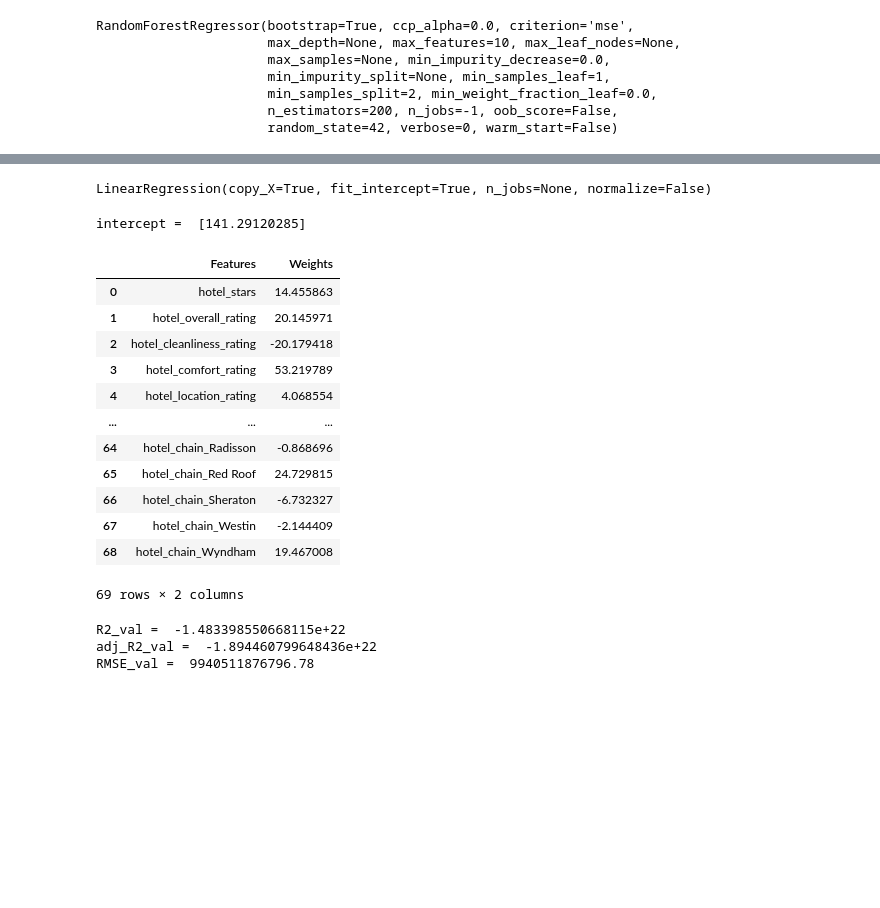
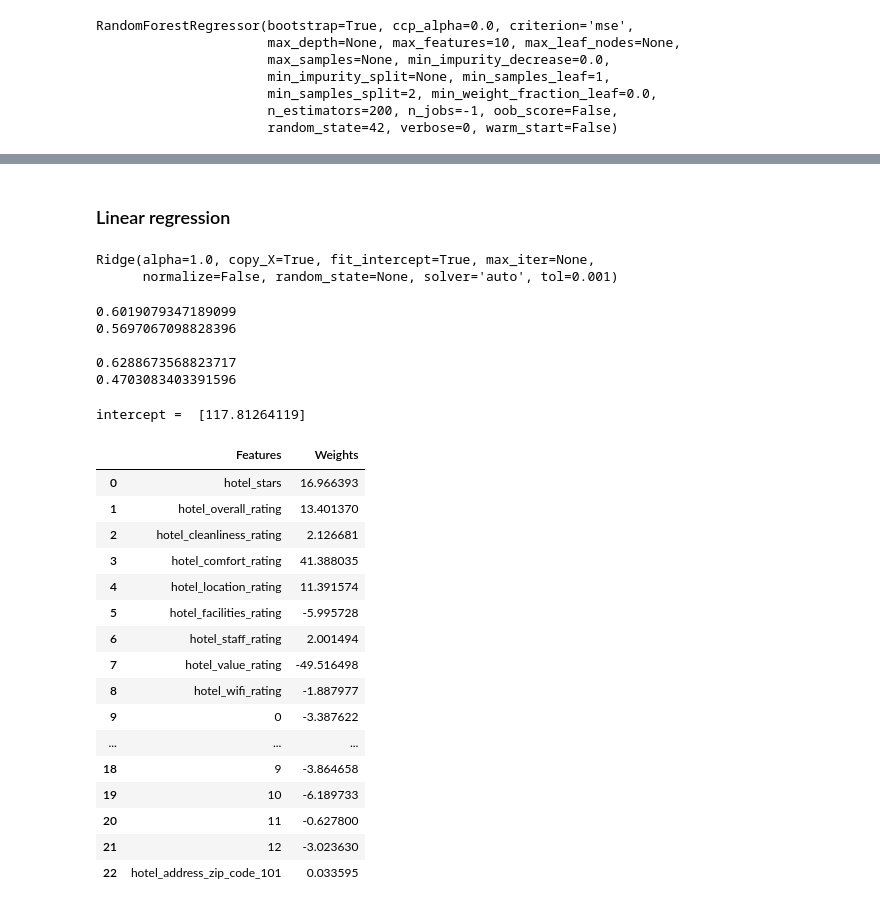
Before and after one commit to rmondini/insight-project, a Jupyter notebook: BookingreviewsPricePrediction.ipynb, the cells around one changed output, grey strips where cells are left out. Drawn from its saved outputs; the diff is of its cells as text; code cells hidden in the pictures; blank space fills up the shorter version.

Commit message:
updated topic modeling and price prediction models

```diff
--- a/BookingreviewsPricePrediction.ipynb
+++ b/BookingreviewsPricePrediction.ipynb
@@ -255,0 +262,2 @@ tru by hilton vestal binghamton
+# %%
+df_hotel_detailed_info_list_filtered_merged.drop(['-1'],axis=1,inplace=True)
@@ -255,0 +266,2 @@ tru by hilton vestal binghamton
+# %%
+df_hotel_detailed_info_list_filtered_merged.dropna(inplace=True)
@@ -272,3 +276,7 @@ df_features.head()
+# %%
+#'hotel_cleanliness_rating', 'hotel_comfort_rating','hotel_location_rating', 'hotel_facilities_rating','hotel_staff_rating', 'hotel_value_rating', 'hotel_wifi_rating', hotel_room_name'
+df_features = df_hotel_detailed_info_list_filtered_merged.drop(['hotel_name','hotel_url','hotel_address','hotel_rating_breakdown','hotel_room_capacity','hotel_room_price','hotel_room_price_per_person','sentences_count','hotel_room_price_2','hotel_room_price_per_person_2','hotel_room_price_per_person_avg','hotel_room_capacity_2','hotel_room_name','hotel_room_name_2'],axis=1)
+df_target = df_hotel_detailed_info_list_filtered_merged[['hotel_room_price_per_person_avg']]
 # %% [markdown]
 ### Standardize numerical features & create dummy variables for categorical features
 # %%
@@ -348,5 +366,8 @@ array([177.63166667, 152.43583333,  45.92625   , 120.73233333,
+# %% [markdown]
+### Linear regression
 # %%
-reg = LinearRegression()
+reg = Ridge()
 reg.fit(x_train,y_train)
 # %% [output]
-LinearRegression(copy_X=True, fit_intercept=True, n_jobs=None, normalize=False)
+Ridge(alpha=1.0, copy_X=True, fit_intercept=True, max_iter=None,
+      normalize=False, random_state=None, solver='auto', tol=0.001)
@@ -353,37 +377,46 @@ LinearRegression(copy_X=True, fit_intercept=True, n_jobs=None, normalize=False)
+# %%
+R2_train=reg.score(x_train,y_train)
+adj_R2_train=1-(1-R2_train)*(x_train.shape[0]-1)/(x_train.shape[0]-x_train.shape[1]-1)
+
+R2_val=reg.score(x_val,y_val)
+adj_R2_val=1-(1-R2_val)*(x_val.shape[0]-1)/(x_val.shape[0]-x_val.shape[1]-1)
+
+print(R2_train)
+print(adj_R2_train)
+print()
+print(R2_val)
+print(adj_R2_val)
+# %% [output]
+0.6019079347189099
+0.5697067098828396
+
+0.6288673568823717
+0.4703083403391596
 # %%
 # get intercept
 const=reg.intercept_
 print ('intercept = ',const)
 
 # get weights
 reg_summary = pd.DataFrame(train_test_scaled_inputs.columns.values, columns=['Features'])
 reg_summary['Weights'] = reg.coef_[0]
-reg_summary
+reg_summary.loc[0:22]
 # %% [output]
-intercept =  [141.29120285]
+intercept =  [117.81264119]
 |  | Features | Weights |
-| 0 | hotel_stars | 14.455863 |
-| 1 | hotel_overall_rating | 20.145971 |
-| 2 | hotel_cleanliness_rating | -20.179418 |
-| 3 | hotel_comfort_rating | 53.219789 |
-| 4 | hotel_location_rating | 4.068554 |
+| 0 | hotel_stars | 16.966393 |
+| 1 | hotel_overall_rating | 13.401370 |
+| 2 | hotel_cleanliness_rating | 2.126681 |
+| 3 | hotel_comfort_rating | 41.388035 |
+| 4 | hotel_location_rating | 11.391574 |
+| 5 | hotel_facilities_rating | -5.995728 |
+| 6 | hotel_staff_rating | 2.001494 |
+| 7 | hotel_value_rating | -49.516498 |
+| 8 | hotel_wifi_rating | -1.887977 |
+| 9 | 0 | -3.387622 |
 | ... | ... | ... |
-| 64 | hotel_chain_Radisson | -0.868696 |
-| 65 | hotel_chain_Red Roof | 24.729815 |
-| 66 | hotel_chain_Sheraton | -6.732327 |
-| 67 | hotel_chain_Westin | -2.144409 |
-| 68 | hotel_chain_Wyndham | 19.467008 |
+| 18 | 9 | -3.864658 |
+| 19 | 10 | -6.189733 |
+| 20 | 11 | -0.627800 |
+| 21 | 12 | -3.023630 |
+| 22 | hotel_address_zip_code_101 | 0.033595 |
-69 rows × 2 columns
-# %%
-y_hat_val = reg.predict(x_val)
-
-R2_val=reg.score(x_val,y_val)
-adj_R2_val=1-(1-R2_val)*(x_val.shape[0]-1)/(x_val.shape[0]-x_val.shape[1]-1)
-print ('R2_val = ',R2_val)
-print ('adj_R2_val = ',adj_R2_val)
-
-print ('RMSE_val = ',mean_squared_error(y_val, y_hat_val, squared=False))
-# %% [output]
-R2_val =  -1.483398550668115e+22
-adj_R2_val =  -1.894460799648436e+22
-RMSE_val =  9940511876796.78
```
Also changed, not shown: parts of 56 cells of this notebook, 4 other files.
